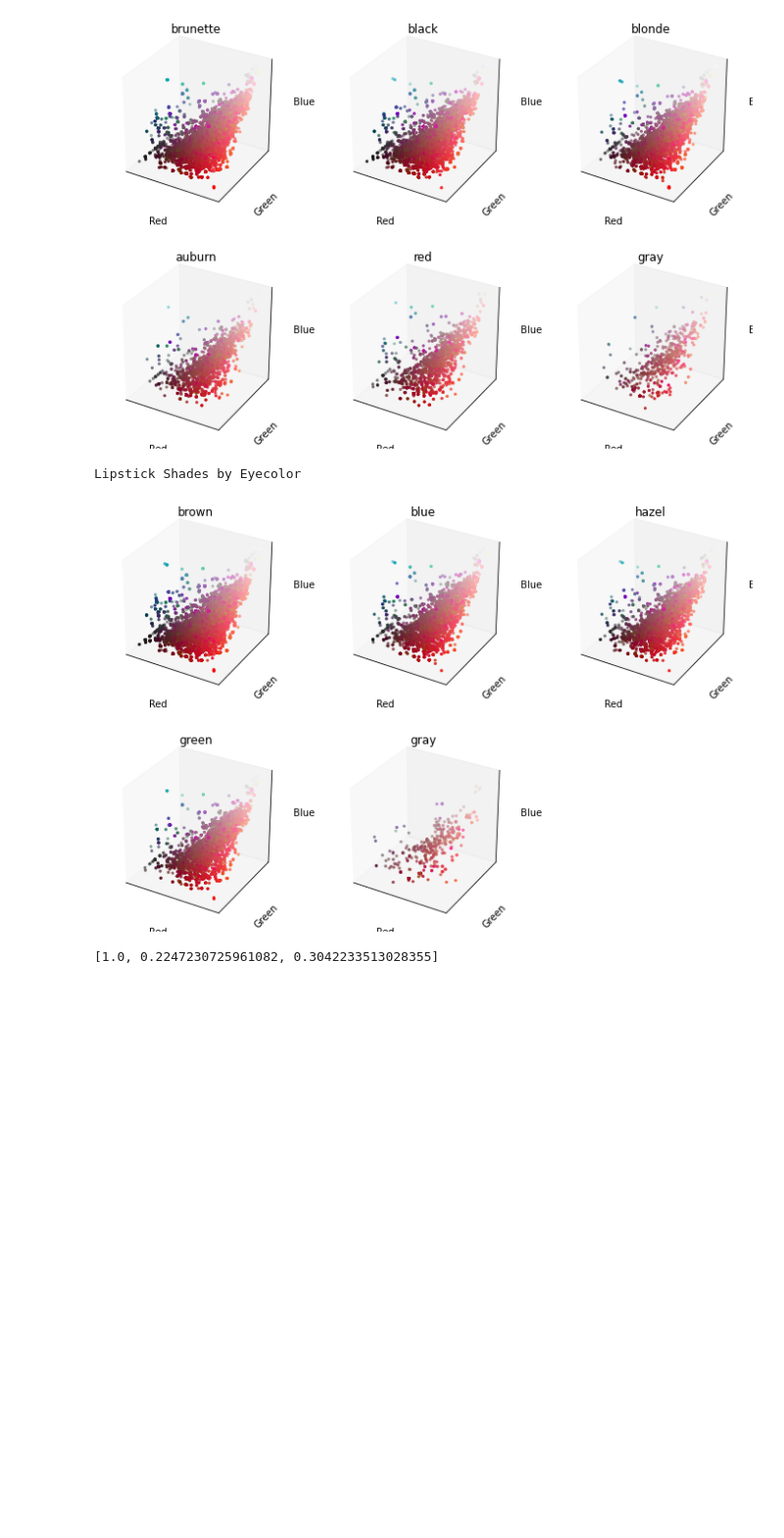
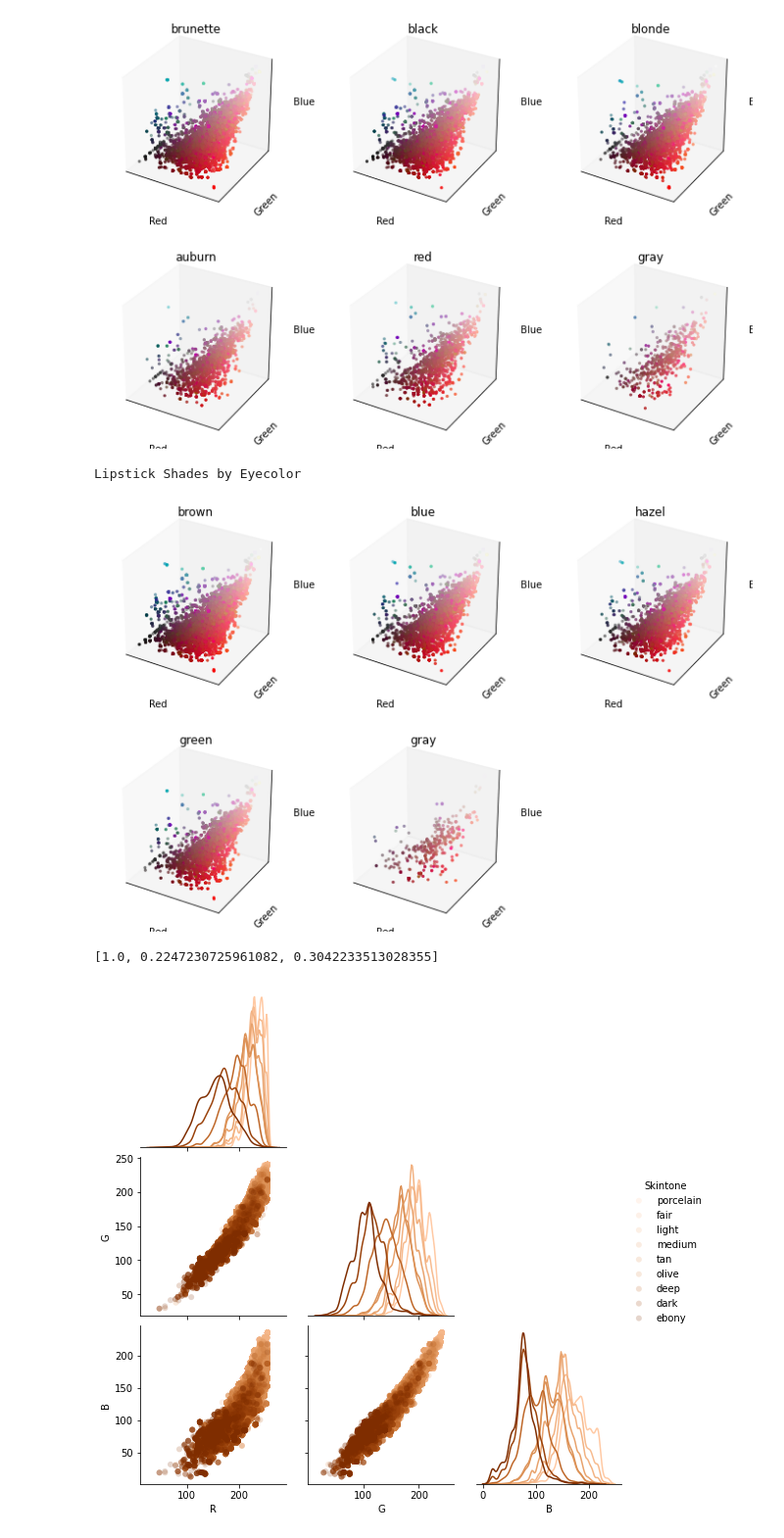
Before and after one commit to koeunlim/WebScraping-Sephora, a Jupyter notebook: 03_Sephora_EDA.ipynb, the cells around one changed output. Shown at 98% size. Saved outputs shown, nothing was run; the diff lists cells and outputs as text; code cells hidden in the pictures; blank space fills up the shorter version.

```diff
--- a/03_Sephora_EDA.ipynb
+++ b/03_Sephora_EDA.ipynb
@@ -172,6 +202,8 @@ df_skin = df_skin.sort_values(by='Luminosity',ascending=False)
 skin_colors = np.array(df_skin[['R','G','B']])
 norm.autoscale(skin_colors)
 skin_colors = norm(skin_colors).tolist()
+skintone_colors = skin_colors  # save for the later use
+%store 'skintone_colors'
 
 plt.figure()
 patches= plt.pie(df_skin['count'], colors = skin_colors, autopct='%1.1f%%',startangle=90)
@@ -181,6 +213,7 @@ plt.show()
 
 # boxplot
 skintones=df_skin.index.tolist()
+%store 'skintones'
 color_dict = dict(zip(skintones, skin_colors))
 bplot = sns.boxplot(x='Skintone', y='Luminosity', data=df[df.Category == 'foundation-makeup'], order=skintones)
 for i in range(0,len(df_skin.index.tolist())):
@@ -205,6 +238,7 @@ plt.show()
 
 # boxplot
 haircolors=df_hair.index.tolist()
+%store 'haircolors'
 color_dict = dict(zip(haircolors, skin_colors))
 bplot = sns.boxplot(x='Haircolor', y='Luminosity', data=df[df.Category == 'foundation-makeup'], order=haircolors)
 for i in range(0,len(df_hair.index.tolist())):
@@ -228,6 +262,7 @@ plt.show()
 
 # boxplot
 eyecolors=df_eye.index.tolist()
+%store 'eyecolors'
 color_dict = dict(zip(eyecolors, skin_colors))
 bplot = sns.boxplot(x='Eyecolor', y='Luminosity', data=df[df.Category == 'foundation-makeup'], order=eyecolors)
 for i in range(0,len(df_eye.index.tolist())):
@@ -589,2 +634,11 @@ Lipstick Shades by Eyecolor
 # %% [output]
 [1.0, 0.2247230725961082, 0.3042233513028355]
+# %%
+## Paired Analysis
+# foundation
+customPalette = sns.set_palette(sns.color_palette(skintone_colors))
+pair_skin = sns.pairplot(data=df[df.Category == 'foundation-makeup'],vars=['R','G','B'],diag_kind='kde',
+                         hue='Skintone',hue_order=skintones,palette=customPalette,
+                         plot_kws=dict(alpha=0.2,edgecolor=[]), diag_kws=dict(shade=False), corner=True)
+# %% [output]
+[figure, added]
```
Also changed, not shown: parts of 18 cells of this notebook, 11 other files.
